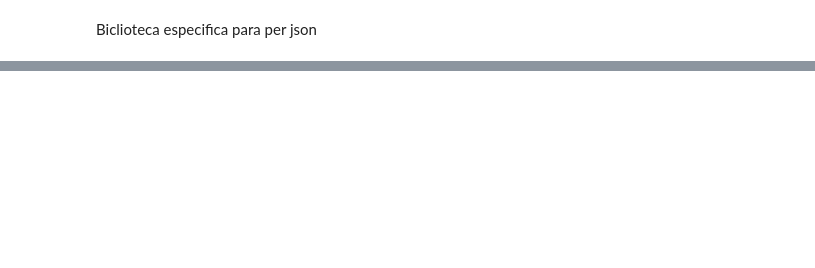
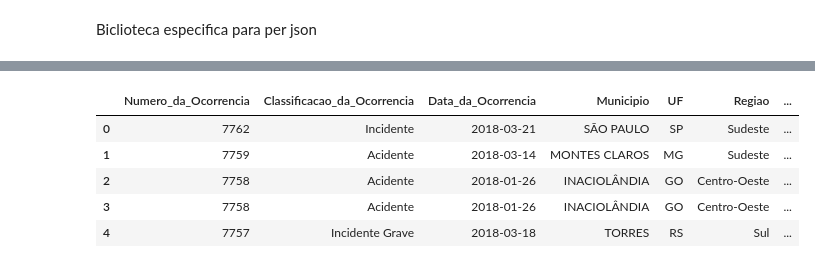
Before and after one commit to WILLIANSCASACOLA/Meus-Codigos, a Jupyter notebook: 1_Ler_arquivo_Json.ipynb, the cells around one changed output, grey strips where cells are left out. Saved outputs shown, nothing was run; the diff lists cells and outputs as text; code cells hidden in the pictures; blank space fills up the shorter version.

```diff
--- a/1_Ler_arquivo_Json.ipynb
+++ b/1_Ler_arquivo_Json.ipynb
@@ -58,0 +152,13 @@ df_selecionado.head()
+# %%
+# converte a coluna Data_da_Ocorrencia
+df_selecionado['Data_da_Ocorrencia'] = pd.to_datetime(df_selecionado['Data_da_Ocorrencia'])
+# %%
+#ver df
+df_selecionado.head()
+# %% [output]
+|  | Numero_da_Ocorrencia | Classificacao_da_Ocorrencia | Data_da_Ocorrencia | Municipio | UF | Regiao | ... |
+| 0 | 7762 | Incidente | 2018-03-21 | SÃO PAULO | SP | Sudeste | ... |
+| 1 | 7759 | Acidente | 2018-03-14 | MONTES CLAROS | MG | Sudeste | ... |
+| 2 | 7758 | Acidente | 2018-01-26 | INACIOLÂNDIA | GO | Centro-Oeste | ... |
+| 3 | 7758 | Acidente | 2018-01-26 | INACIOLÂNDIA | GO | Centro-Oeste | ... |
+| 4 | 7757 | Incidente Grave | 2018-03-18 | TORRES | RS | Sul | ... |
```
Also changed, not shown: parts of 16 cells of this notebook.
